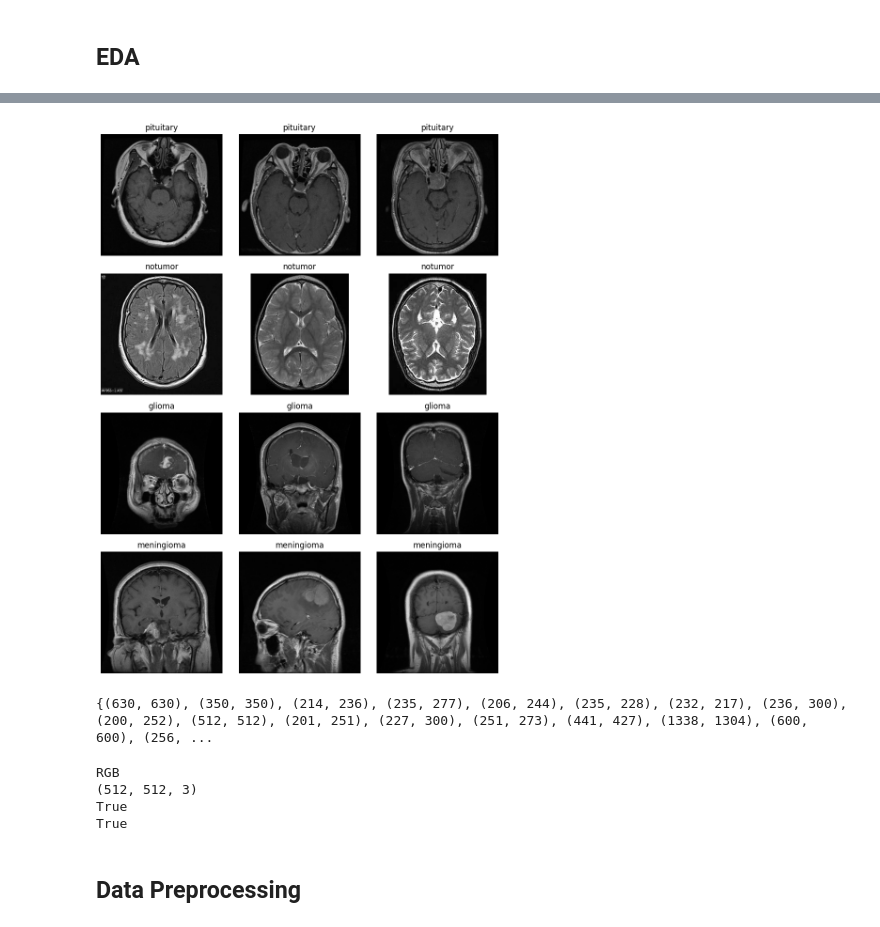
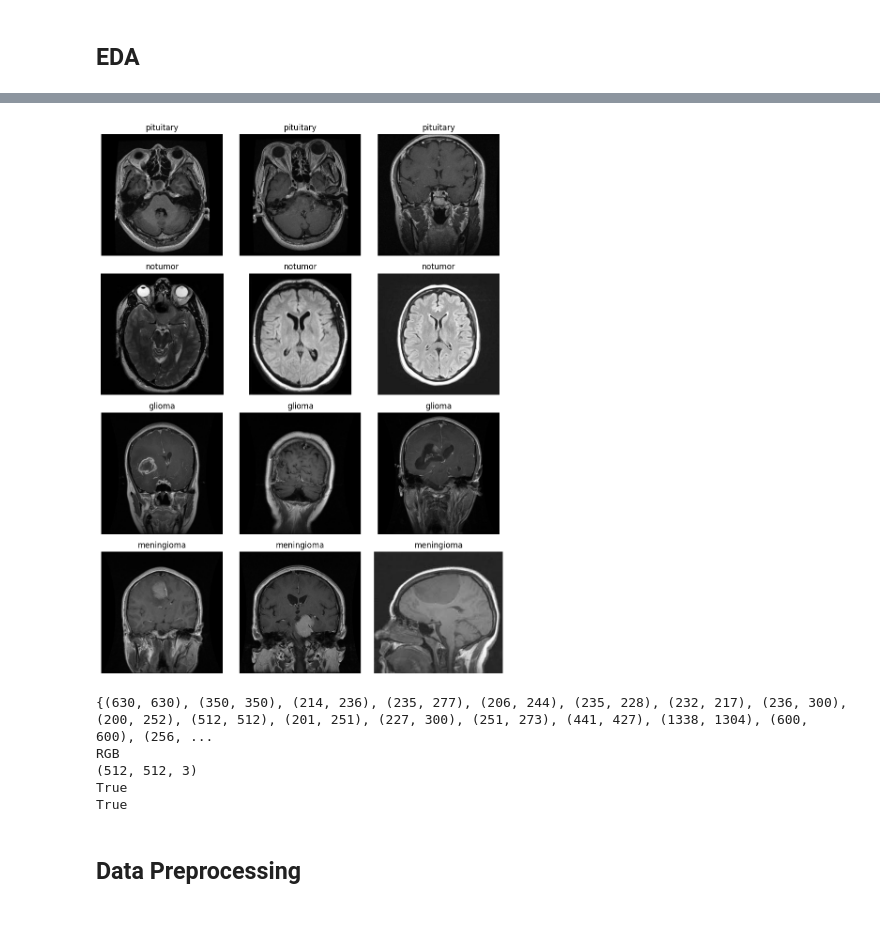
Before and after one commit to hchen75/brain_tumor_CNN_classifier, a Jupyter notebook: CNN.ipynb, the cells around one changed output, grey strips where cells are left out. Cells and saved outputs as stored; diff of their text form; code cells hidden in the pictures.

```diff
--- a/CNN.ipynb
+++ b/CNN.ipynb
@@ -48,69 +162,68 @@ Testing:  {'pituitary': 400, 'notumor': 400, 'glioma': 400, 'meningioma': 400}
 # %%
-import random
-from PIL import Image
+def show_random_images(paths, labels, num_per_class=3):
 
+    # group images by class
+    class_to_images = defaultdict(list)
 
-list = os.listdir(train_dir)
-def show_random_images(train_dir, num_per_class=3):
+    for path, label in zip(paths, labels):
+        class_to_images[label].append(path)
 
-    classes = [
-        cls for cls in os.listdir(train_dir)
-        if os.path.isdir(os.path.join(train_dir, cls))
-            ]
+    classes = list(class_to_images.keys())
 
     plt.figure(figsize=(num_per_class * 3, len(classes) * 3))
 
     plot_index = 1
 
     for cls in classes:
-        class_path = os.path.join(train_dir, cls)
-        images = os.listdir(class_path)
+        images = class_to_images[cls]
 
         selected = random.sample(images, min(len(images), num_per_class))
 
-        for img_name in selected:
-            img_path = os.path.join(class_path, img_name)
+        for img_path in selected:
             img = Image.open(img_path)
 
             plt.subplot(len(classes), num_per_class, plot_index)
             plt.imshow(img, cmap='gray')
             plt.title(cls)
             plt.axis('off')
 
             plot_index += 1
 
     plt.tight_layout()
     plt.show()
 
-show_random_images(train_dir, num_per_class=3)
+show_random_images(train_paths, train_labels, num_per_class=3)
 # %% [output]
-[figure, old version]
+[figure, new version]
 # %%
-sizes = []
+# train_dataset = MRIDataset(train_paths, train_labels)
+# val_dataset   = MRIDataset(val_paths, val_labels)
 
-for cls in train_classes:
-    folder = os.path.join(train_dir, cls)
-    for img_name in os.listdir(folder)[:50]:  # only check the first 50 images of each class
-        img_path = os.path.join(folder, img_name)
-        img = Image.open(img_path)
-        sizes.append(img.size)
 
-print(set(sizes))
+# sizes = []
+
+# for cls in train_classes:
+#     folder = os.path.join(train_dir, cls)
+#     for img_name in os.listdir(folder)[:50]:  # only check the first 50 images of each class
+#         img_path = os.path.join(folder, img_name)
+#         img = Image.open(img_path)
+#         sizes.append(img.size)
+
+# print(set(sizes))
+
+# img = Image.open(img_path)
+# print(img.mode)
+
+# arr = np.array(img)
+
+# print(arr.shape)  # (H, W, 3)
+# print((arr[:,:,0] == arr[:,:,1]).all())
+# print((arr[:,:,1] == arr[:,:,2]).all())
 # %% [output]
 {(630, 630), (350, 350), (214, 236), (235, 277), (206, 244), (235, 228), (232, 217), (236, 300), (200, 252), (512, 512), (201, 251), (227, 300), (251, 273), (441, 427), (1338, 1304), (600, 600), (256, ...
+RGB
+(512, 512, 3)
+True
+True
-# %%
-img = Image.open(img_path)
-print(img.mode)
-
-arr = np.array(img)
-
-print(arr.shape)  # (H, W, 3)
-print((arr[:,:,0] == arr[:,:,1]).all())
-print((arr[:,:,1] == arr[:,:,2]).all())
-# %% [output]
-RGB
-(512, 512, 3)
-True
-True
 # %% [markdown]
 ## Data Preprocessing
```
Also changed, not shown: parts of 5 cells of this notebook.
